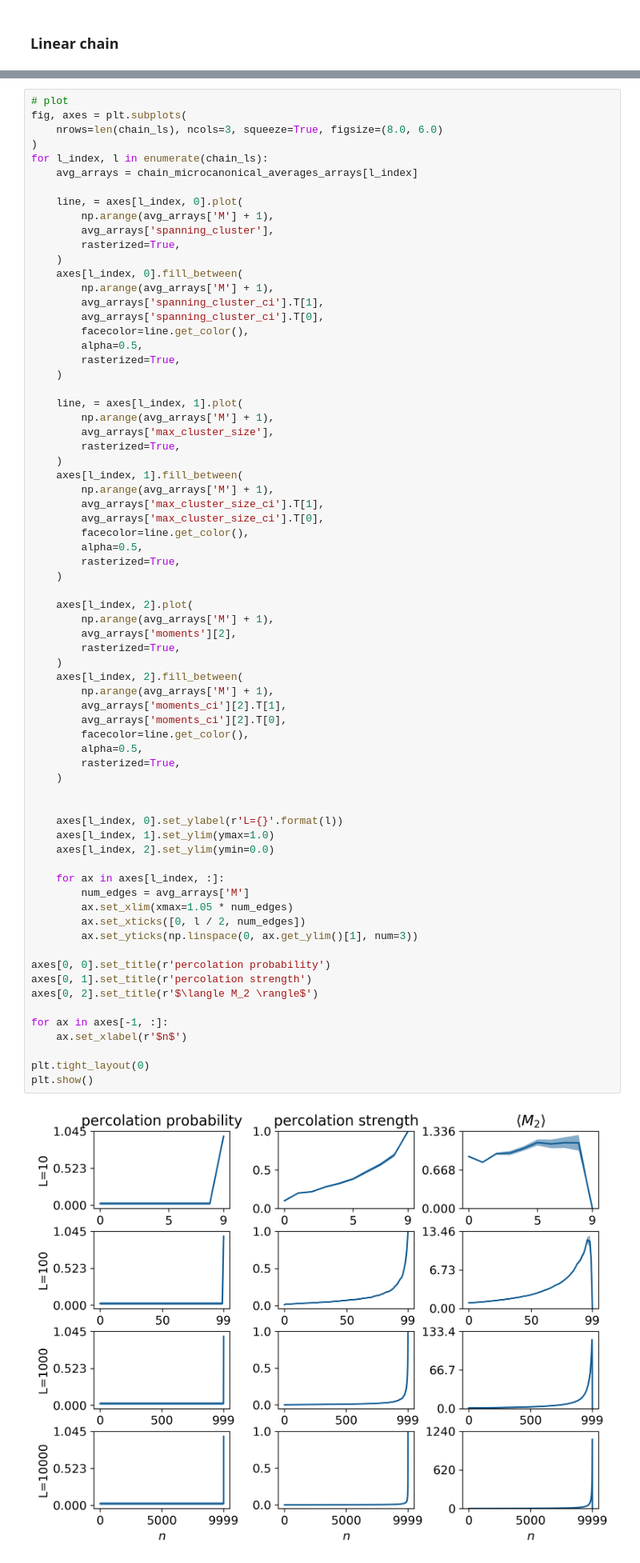
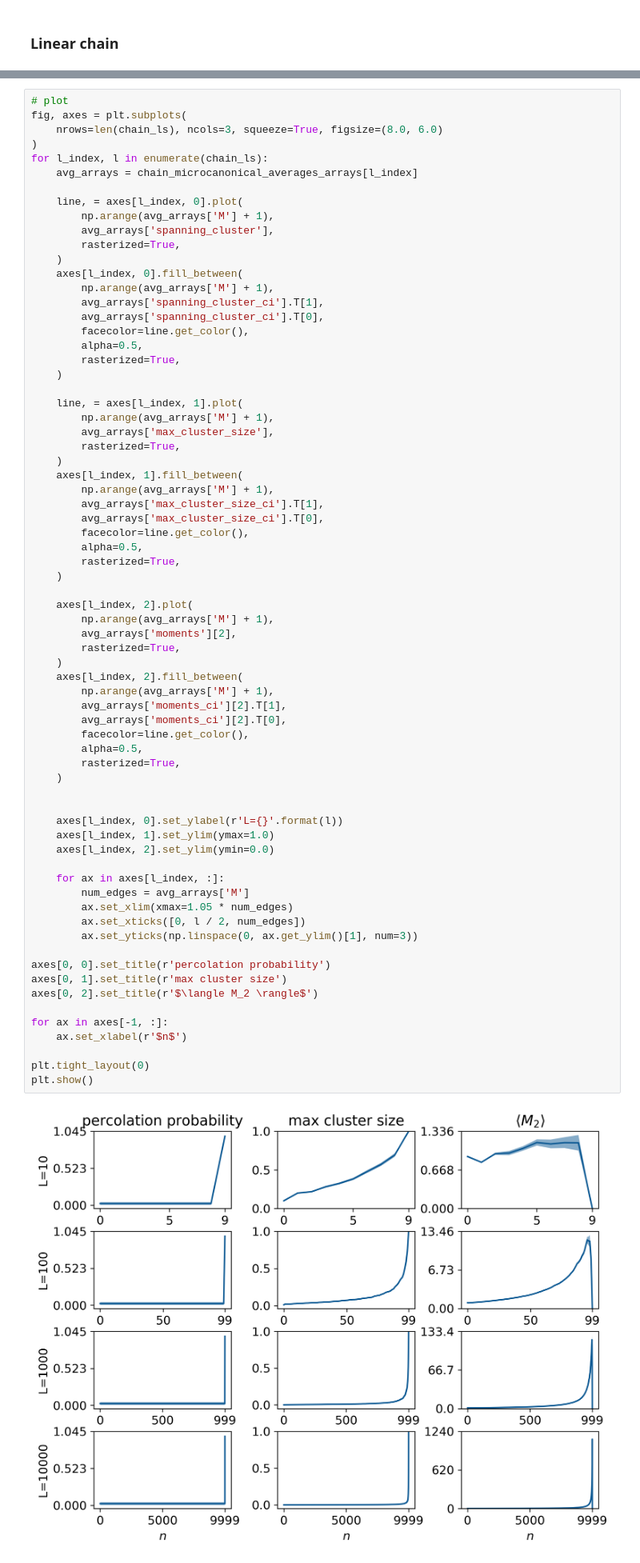
Before and after one commit to DanDan0101/percolation, a Jupyter notebook: tutorial-bond-square-lattice.ipynb, the cells around one changed output, grey strips where cells are left out. Shown at 80% size. Drawn from its saved outputs; the diff is of its cells as text.

```diff
--- a/tutorial-bond-square-lattice.ipynb
+++ b/tutorial-bond-square-lattice.ipynb
@@ -343,35 +343,35 @@ for l_index, l in enumerate(chain_ls):
     )
     axes[l_index, 2].fill_between(
         np.arange(avg_arrays['M'] + 1),
         avg_arrays['moments_ci'][2].T[1],
         avg_arrays['moments_ci'][2].T[0],
         facecolor=line.get_color(),
         alpha=0.5,
         rasterized=True,
     )
 
 
     axes[l_index, 0].set_ylabel(r'L={}'.format(l))
     axes[l_index, 1].set_ylim(ymax=1.0)
     axes[l_index, 2].set_ylim(ymin=0.0)
 
     for ax in axes[l_index, :]:
         num_edges = avg_arrays['M']
         ax.set_xlim(xmax=1.05 * num_edges)
         ax.set_xticks([0, l / 2, num_edges])
         ax.set_yticks(np.linspace(0, ax.get_ylim()[1], num=3))
 
 axes[0, 0].set_title(r'percolation probability')
-axes[0, 1].set_title(r'percolation strength')
+axes[0, 1].set_title(r'max cluster size')
 axes[0, 2].set_title(r'$\langle M_2 \rangle$')
 
 for ax in axes[-1, :]:
     ax.set_xlabel(r'$n$')
 
 plt.tight_layout(0)
 plt.show()
 # %% [output]
-[figure, old version]
+[figure, new version]
 # %% [markdown]
 **Figure**: Microcanonical averages of cluster statistics of bond percolation on the linear chain with $L$ nodes, over $40$ runs. The samples of the microcanonical ensembles have been evolved by the Newman-Ziff algorithm over all occupation numbers $n = 0 \ldots L - 1$.
 # %% [markdown]
```
Also changed, not shown: parts of 3 cells of this notebook.
